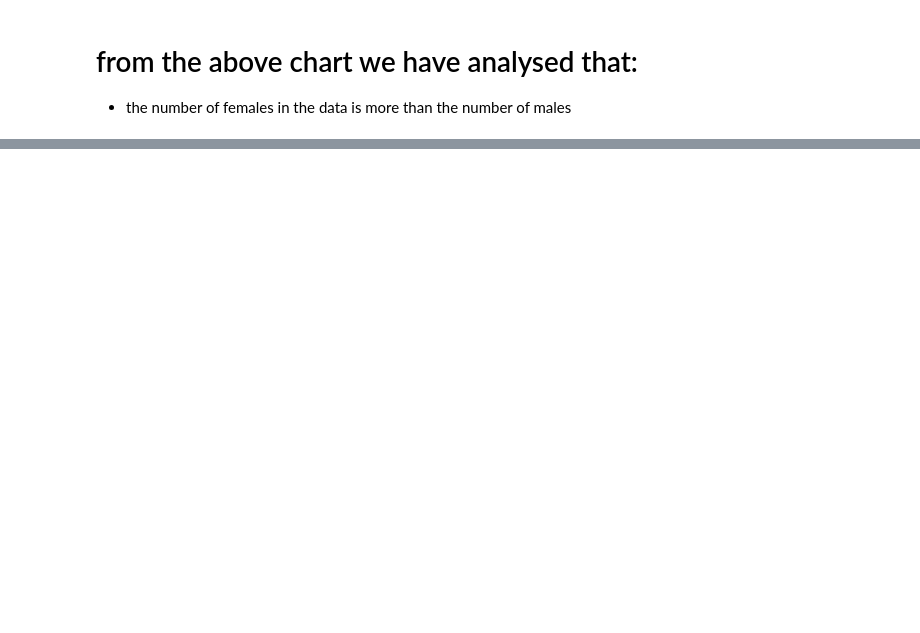
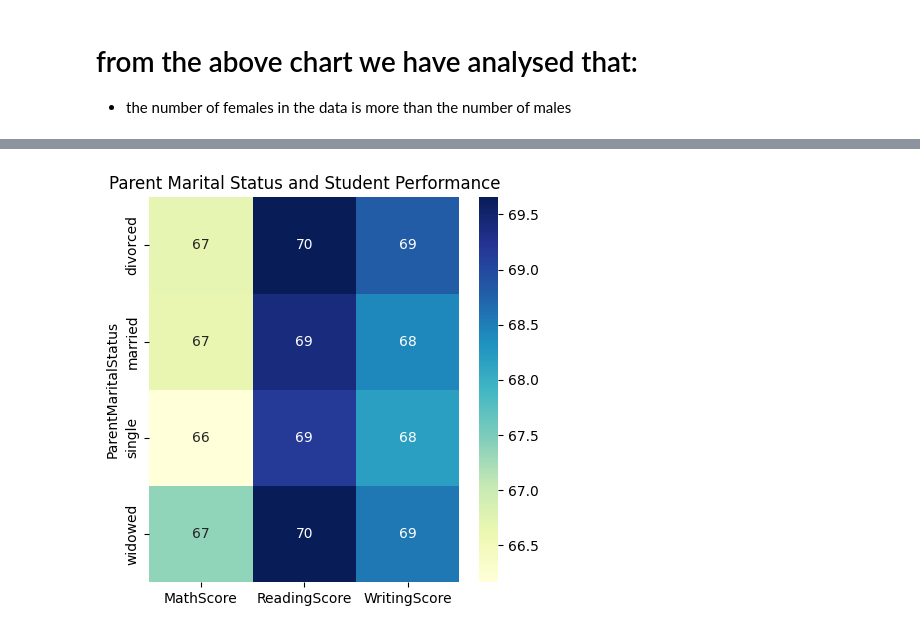
Before and after one commit to Amanmishra03/data-analysis---project, a Jupyter notebook: student marks analysis/analysis.ipynb, the cells around one changed output, grey strips where cells are left out. Cells and saved outputs as stored; diff of their text form; code cells hidden in the pictures; blank space fills up the shorter version.

```diff
--- a/student marks analysis/analysis.ipynb
+++ b/student marks analysis/analysis.ipynb
@@ -110,0 +58,10 @@ plt.show()
+# %%
+gb1 = data.groupby("ParentMaritalStatus").agg({"MathScore": "mean","ReadingScore":"mean", "WritingScore":"mean"})
+print(gb1)
+# %%
+plt.figure(figsize=(5, 5))
+sns.heatmap(gb1,annot=True, cmap="YlGnBu")
+plt.title("Parent Marital Status and Student Performance")
+plt.show()
+# %% [output]
+[figure, added]
```
Also changed, not shown: parts of 10 cells of this notebook.
